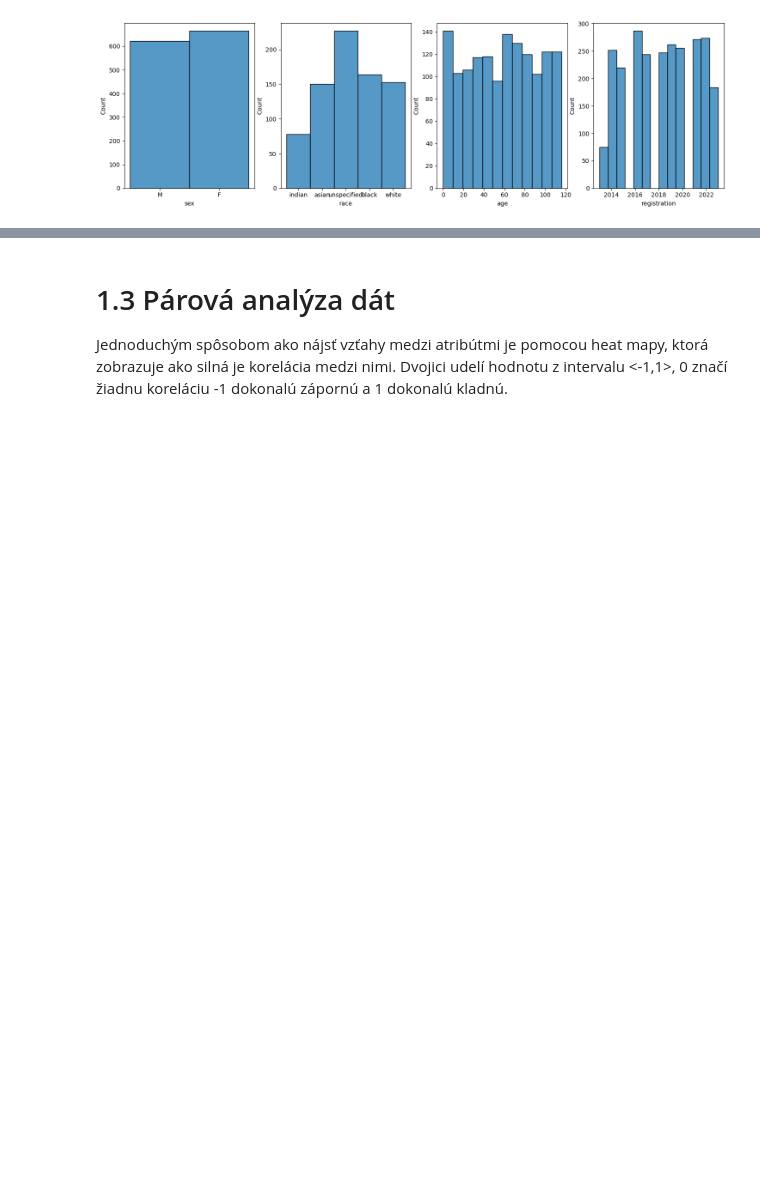
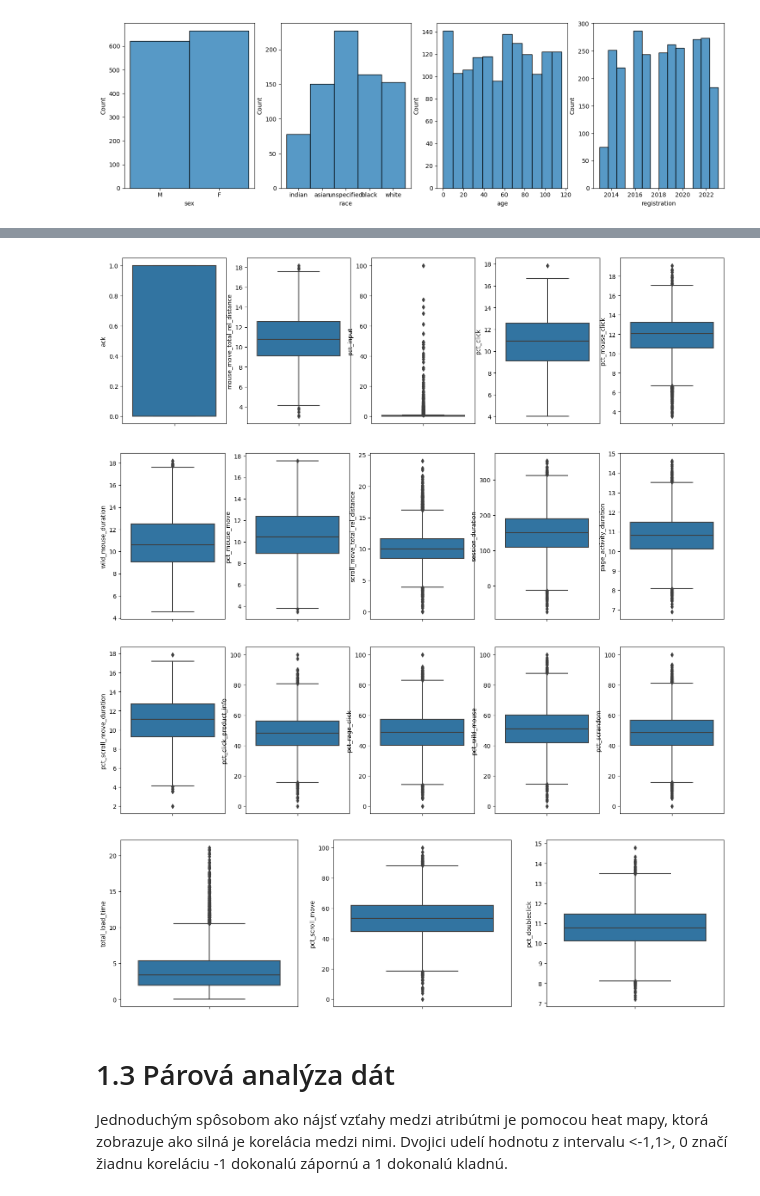
Before and after one commit to xslizik/iau-eshop, a Jupyter notebook: Eshop.ipynb, the cells around one changed output, grey strips where cells are left out. Drawn from its saved outputs; the diff is of its cells as text; code cells hidden in the pictures; blank space fills up the shorter version.

```diff
--- a/Eshop.ipynb
+++ b/Eshop.ipynb
@@ -325,3 +333,23 @@ plt.show()
+# %%
+# Outliers
+figs = []
+axes = []
+
+for i, columns in enumerate(sessions_columns):
+    fig, ax = plt.subplots(1, len(columns), figsize=(18, 5))
+    figs.append(fig)
+    axes.append(ax)
+
+for i, (fig, ax, columns) in enumerate(zip(figs, axes, sessions_columns)):
+    for j, column in enumerate(columns):
+        sns.boxplot(data=sessions, y=column, ax=ax[j])
+
+plt.show()
+# %% [output]
+[figure, added]
+[figure, added]
+[figure, added]
+[figure, added]
 # %% [markdown]
 # 1.3 Párová analýza dát
 Jednoduchým spôsobom ako nájsť vzťahy medzi atribútmi je pomocou heat mapy, ktorá zobrazuje ako silná je korelácia medzi nimi. Dvojici udelí hodnotu z intervalu <-1,1>, 0 značí žiadnu koreláciu -1 dokonalú zápornú a 1 dokonalú kladnú.
```
Also changed, not shown: parts of 3 cells of this notebook.
